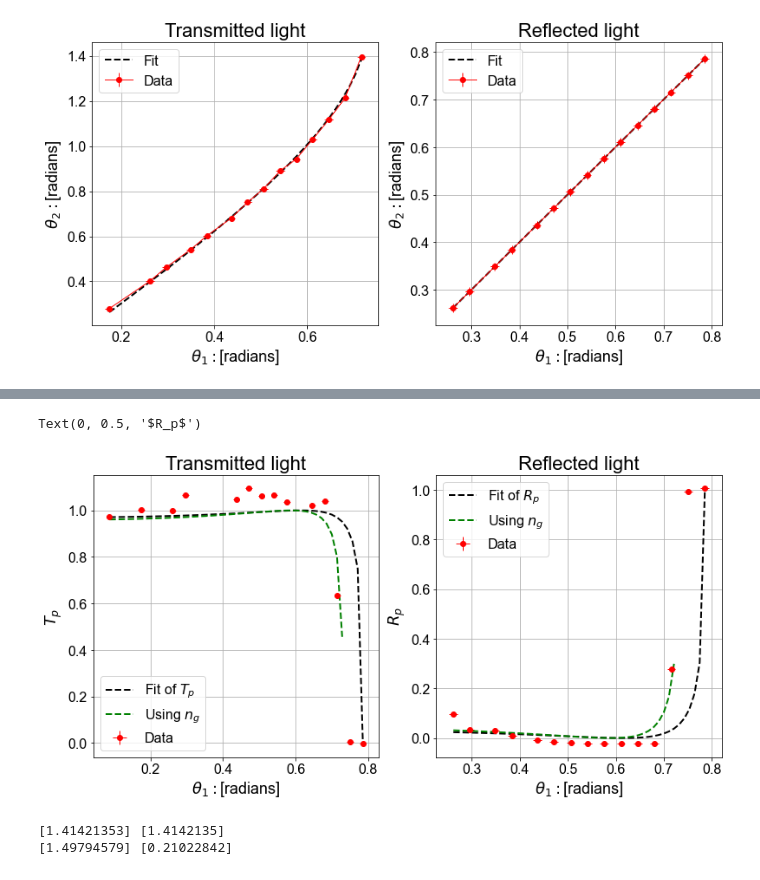
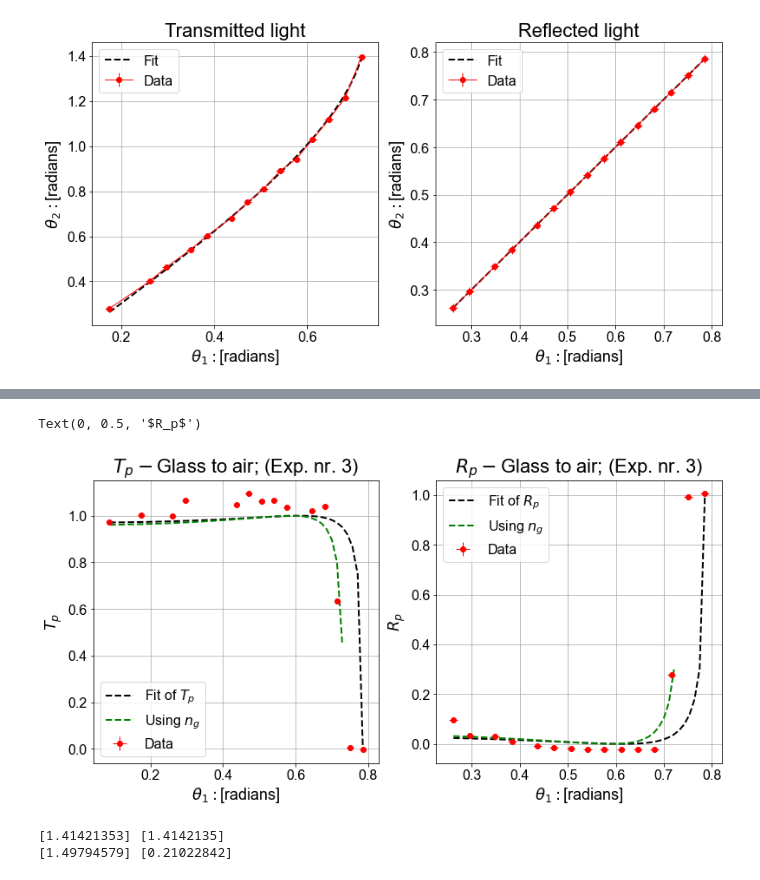
Before and after one commit to Neub28/Experimentel-Physics-2, a Jupyter notebook: Databehandling/Labdag 3/p-polariseret/Databehandling fra glas til luft - p.ipynb, the cells around one changed output, grey strips where cells are left out. Saved outputs shown, nothing was run; the diff lists cells and outputs as text; code cells hidden in the pictures.

```diff
--- a/Databehandling/Labdag 3/p-polariseret/Databehandling fra glas til luft - p.ipynb
+++ b/Databehandling/Labdag 3/p-polariseret/Databehandling fra glas til luft - p.ipynb
@@ -173,7 +156,7 @@ print(Ts)
 # %%
 fig, axs = plt.subplots(1,2, figsize=(13,6))
-axs[1].set_title("Reflected light")
-axs[0].set_title("Transmitted light")
+axs[1].set_title(r"$R_p-$Glass to air; (Exp. nr. 3)")
+axs[0].set_title(r"$T_p-$Glass to air; (Exp. nr. 3)")
 
 
 def Rkoef(theta_1, n_komb): #Gælder kun for P polariseret lys
@@ -210,34 +193,34 @@ for i, a in enumerate(Rs):
         theta_newR.append(theta1R[i])
         R_uc.append(0.002943)
 
 theta_newT_new = np.delete(theta_newT, 3)
 Tl_new = np.delete(Tl, 3)
 T_uc = np.delete(T_uc, 3)
 
 nTT, pcovnT = curve_fit(Tkoef, theta_newT_new, Tl_new, absolute_sigma=True, p0=[1.4])
 nRR, pcovnR = curve_fit(Rkoef, theta_newR, Rl, absolute_sigma=True, p0=[1.4])
 
 theta_Tp = np.linspace(min(theta_newT), max(theta_newT))
 theta_Rp = np.linspace(min(theta_newR), max(theta_newR))
 
 axs[0].errorbar(theta_newT_new, Tl_new, xerr=sigma_radian, yerr=T_uc, lw=1, label="Data", c='r', fmt='o')
 axs[1].errorbar(theta_newR, Rl, xerr=sigma_radian, yerr=R_uc, lw=1,fmt='o', c='r', label="Data")
 axs[0].plot(theta_Tp, Tkoef(theta_Tp, nTT), ls="--", c="k", lw=2, label=r"Fit of $T_p$")
 axs[1].plot(theta_Rp, Rkoef(theta_Rp, nRR), ls="--", c="k", lw=2, label=r"Fit of $R_p$")
 
 axs[0].plot(theta_Tp, Tkoef(theta_Tp, nT), ls="--", c="g", lw=2, label=r"Using $n_g$")
 axs[1].plot(theta_Rp, Rkoef(theta_Rp, nT), ls="--", c="g", lw=2, label=r"Using $n_g$")
 
 
 for ax in axs:
     ax.grid()
     ax.legend()
     ax.set_xlabel(r"$\theta_1: $[radians]")
 axs[0].set_ylabel(r"$T_p$")
 axs[1].set_ylabel(r"$R_p$")
 # %% [output]
 Text(0, 0.5, '$R_p$')
-[figure, old version]
+[figure, new version]
 # %%
 print(nTT, nRR)
 #print(np.sqrt(np.diag(pcovnR)))
```
Also changed, not shown: parts of 2 cells of this notebook, 2 other files.
